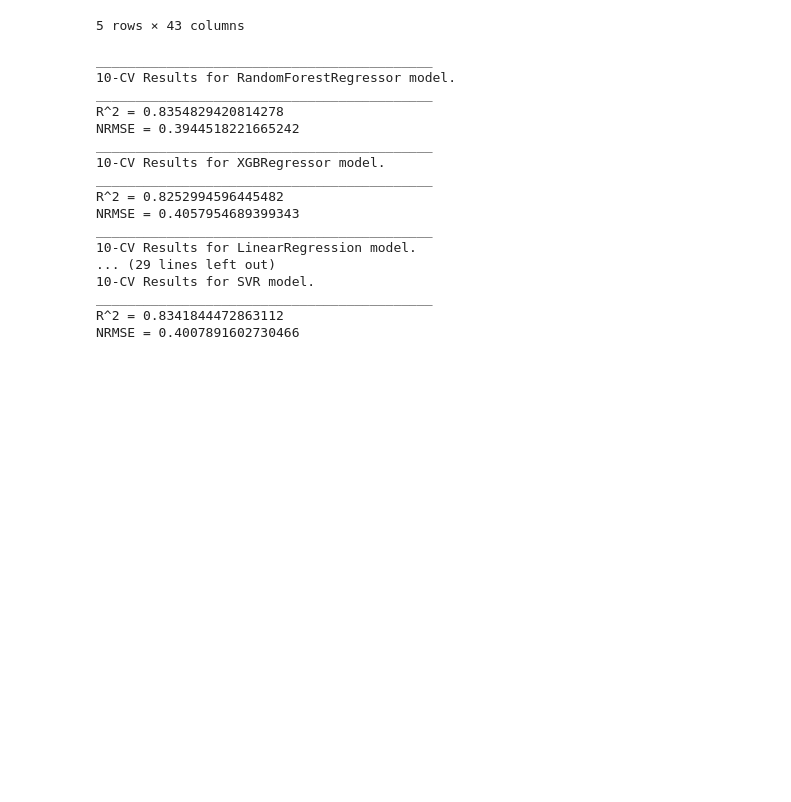
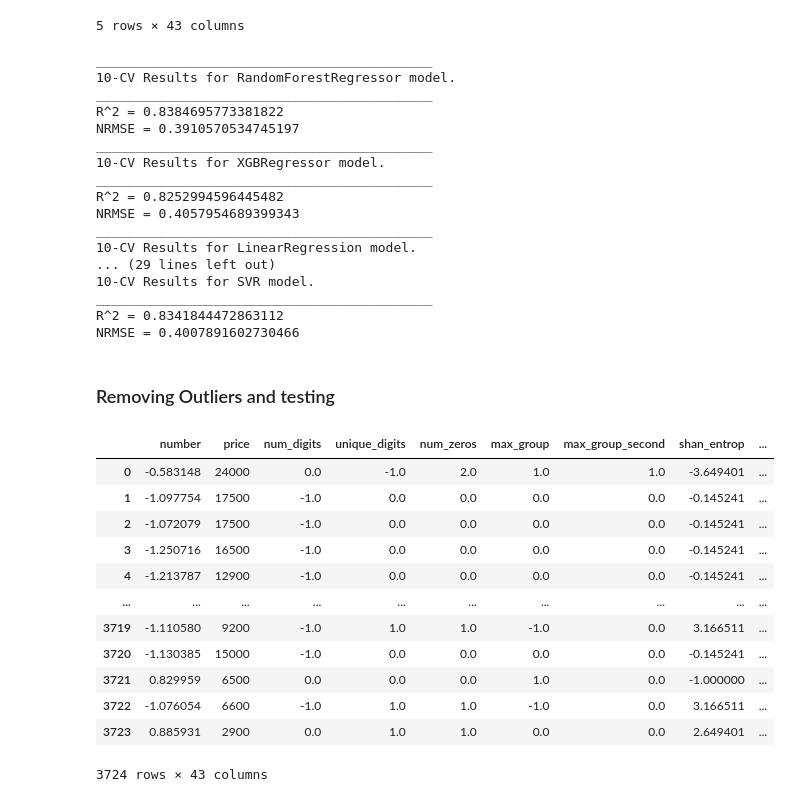
Before and after one commit to FardinAhsan146/DXB-Numberplate-Price-Predictor, a Jupyter notebook: preeliminary_ml.ipynb, the cells around one changed output. Cells and saved outputs as stored; diff of their text form; code cells hidden in the pictures; blank space fills up the shorter version.

```diff
--- a/preeliminary_ml.ipynb
+++ b/preeliminary_ml.ipynb
@@ -39,10 +38,9 @@ IPython.OutputArea.auto_scroll_threshold = 9999
 #### Create a helper class
 # %%
 class trainAndEvaluate:
-    def __init__(self,df,model,log_output = 0):
+    def __init__(self,df,model):
         self.df = df
         self.model = model
-        self.log_output = log_output
         self.model_name = re.findall(r'(?<=\.)[a-zA-Z]+(?=\')',str(self.model.__class__))[0]
         self.X = self.df[[col for col in self.df.columns if col != 'price']]
         self.y = self.df['price']
@@ -59,10 +57,8 @@ class trainAndEvaluate:
                    shuffle = True)
 
         # RMSE handling for log
-        rmse = 'neg_root_mean_squared_error' if not self.log_output else\
-               'neg_root_mean_squared_log_error'
-        rmse_test = 'test_neg_root_mean_squared_error' if not self.log_output else\
-                    'test_neg_root_mean_squared_log_error'
+        rmse = 'neg_root_mean_squared_error'
+        rmse_test = 'test_neg_root_mean_squared_error'
         scores = cross_validate(self.model,
                                  self.X,
                                  self.y,
@@ -95,8 +91,7 @@ class trainAndEvaluate:
 #         EV = explained_variance_score(test_output, y_pred)
 #         RMSE = mean_squared_error(test_output, y_pred, squared = 0)
 
-        N_RMSE = (mean_squared_error(test_output, y_pred, squared = 0))/(test_output.std()) if not self.log_output\
-        else (mean_squared_log_error(test_output, y_pred, squared = 0))/(test_output.std())
+        N_RMSE = (mean_squared_error(test_output, y_pred, squared = 0))/(test_output.std())
 
         R2 = r2_score(test_output, y_pred)
 
@@ -156,7 +151,7 @@ df_norm.head()
 5 rows × 43 columns
 # %%
 for model in models:
-    trainAndEvaluate(df_norm,model, log_output = 0).KFold_score()
+    trainAndEvaluate(df_norm,model).KFold_score()
 # %% [output]
 ___________________________________________
 10-CV Results for RandomForestRegressor model.
@@ -190,7 +185,7 @@ df_rob.head()
 5 rows × 43 columns
 # %%
 for model in models:
-    trainAndEvaluate(df_rob,model, log_output = 0).KFold_score()
+    trainAndEvaluate(df_rob,model).KFold_score()
 # %% [output]
 ___________________________________________
 10-CV Results for RandomForestRegressor model.
@@ -258,13 +253,13 @@ df_rob_log.head()
 5 rows × 43 columns
 # %%
 for model in models:
-    trainAndEvaluate(df_rob_log,model, log_output = 0).KFold_score()
+    trainAndEvaluate(df_rob_log,model).KFold_score()
 # %% [output]
 ___________________________________________
 10-CV Results for RandomForestRegressor model.
 ___________________________________________
-R^2 = 0.8354829420814278
-NRMSE = 0.3944518221665242
+R^2 = 0.8384695773381822
+NRMSE = 0.3910570534745197
 ___________________________________________
 10-CV Results for XGBRegressor model.
 ___________________________________________
@@ -277,3 +272,22 @@ ___________________________________________
 ___________________________________________
 R^2 = 0.8341844472863112
 NRMSE = 0.4007891602730466
+# %% [markdown]
+### Removing Outliers and testing
+# %%
+df_rob.loc[df_rob['price'] < 50000].reset_index(drop = True)
+## barely any samples are lost by reducing the range og the price by multiple orders of magnitude.
+# %% [output]
+|  | number | price | num_digits | unique_digits | num_zeros | max_group | max_group_second | shan_entrop | ... |
+| 0 | -0.583148 | 24000 | 0.0 | -1.0 | 2.0 | 1.0 | 1.0 | -3.649401 | ... |
+| 1 | -1.097754 | 17500 | -1.0 | 0.0 | 0.0 | 0.0 | 0.0 | -0.145241 | ... |
+| 2 | -1.072079 | 17500 | -1.0 | 0.0 | 0.0 | 0.0 | 0.0 | -0.145241 | ... |
+| 3 | -1.250716 | 16500 | -1.0 | 0.0 | 0.0 | 0.0 | 0.0 | -0.145241 | ... |
+| 4 | -1.213787 | 12900 | -1.0 | 0.0 | 0.0 | 0.0 | 0.0 | -0.145241 | ... |
+| ... | ... | ... | ... | ... | ... | ... | ... | ... | ... |
+| 3719 | -1.110580 | 9200 | -1.0 | 1.0 | 1.0 | -1.0 | 0.0 | 3.166511 | ... |
+| 3720 | -1.130385 | 15000 | -1.0 | 0.0 | 0.0 | 0.0 | 0.0 | -0.145241 | ... |
+| 3721 | 0.829959 | 6500 | 0.0 | 0.0 | 0.0 | 1.0 | 0.0 | -1.000000 | ... |
+| 3722 | -1.076054 | 6600 | -1.0 | 1.0 | 1.0 | -1.0 | 0.0 | 3.166511 | ... |
+| 3723 | 0.885931 | 2900 | 0.0 | 1.0 | 1.0 | 0.0 | 0.0 | 2.649401 | ... |
+3724 rows × 43 columns
```
Also changed, not shown: parts of 6 cells of this notebook.
